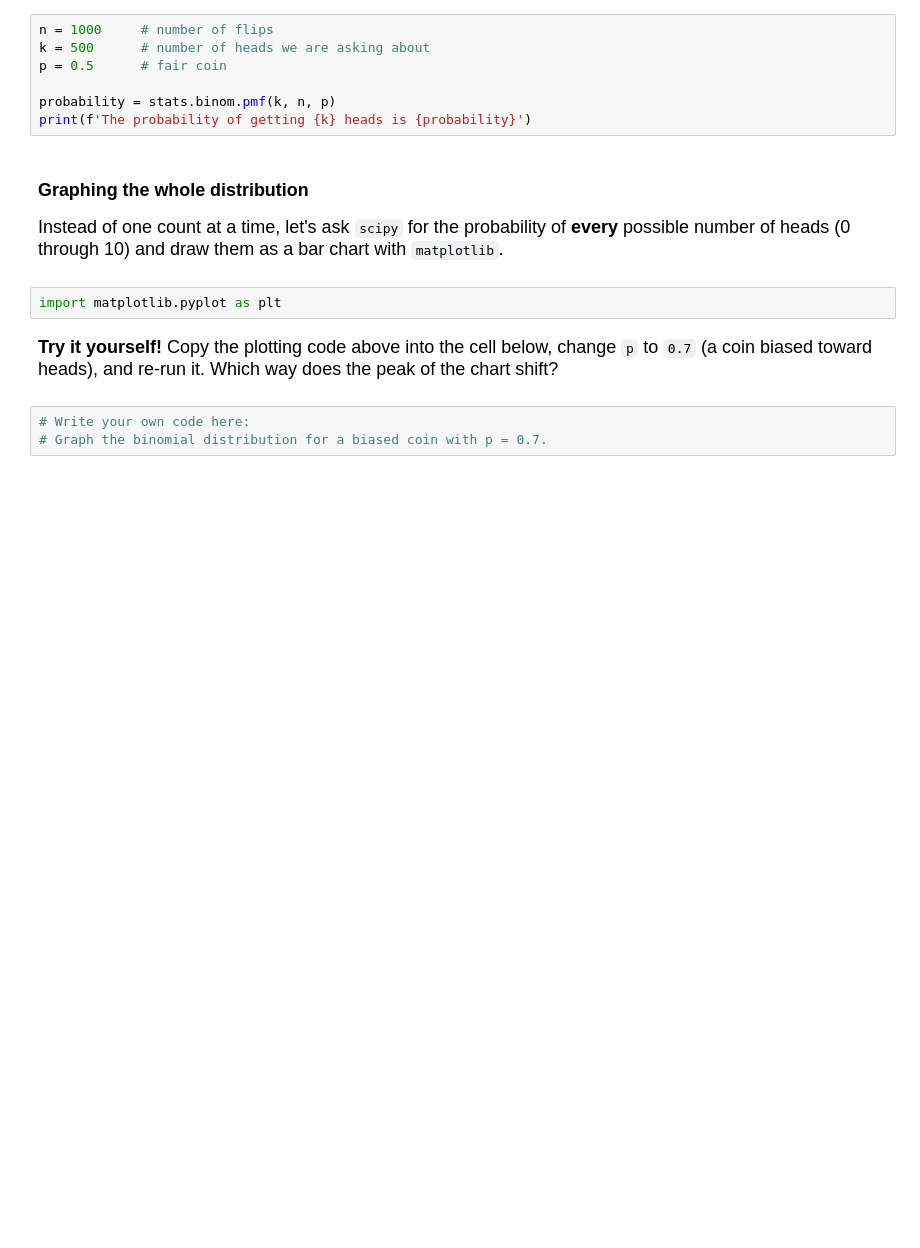
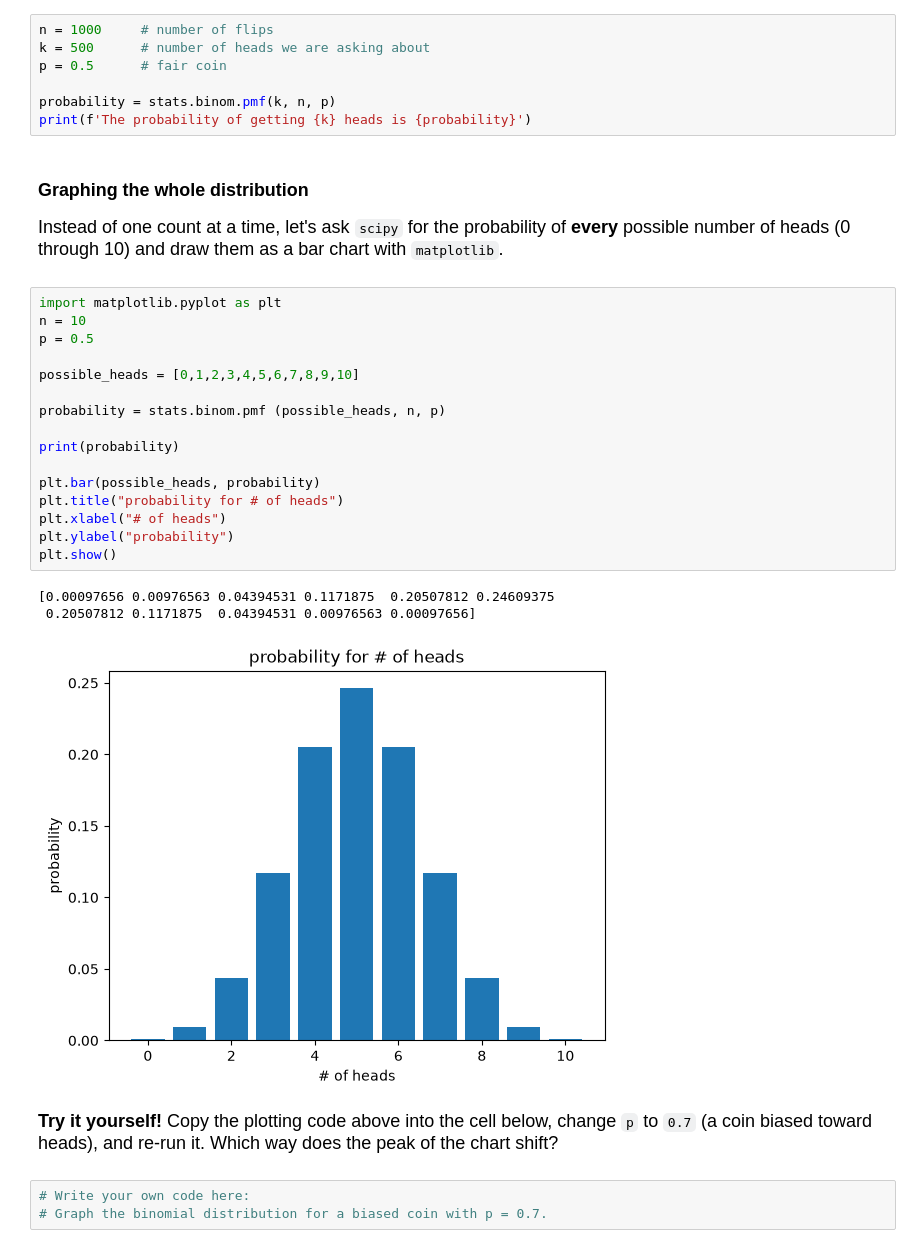
Before and after one commit to moozsqueed/datasci185fall2026, a Jupyter notebook: Lecture_05_Libraries_and_Specialized_Functions/Lecture5 copy.ipynb, the cells around one changed output. Drawn from its saved outputs; the diff is of its cells as text; blank space fills up the shorter version.

```diff
--- a/Lecture_05_Libraries_and_Specialized_Functions/Lecture5 copy.ipynb
+++ b/Lecture_05_Libraries_and_Specialized_Functions/Lecture5 copy.ipynb
@@ -263,8 +266,26 @@ print(f'The probability of getting {k} heads is {probability}')
 <font size="4">
 
 Instead of one count at a time, let's ask `scipy` for the probability of **every** possible number of heads (0 through 10) and draw them as a bar chart with `matplotlib`.
-# %%
-import matplotlib.pyplot as plt
+# %%
+import matplotlib.pyplot as plt
+n = 10
+p = 0.5
+
+possible_heads = [0,1,2,3,4,5,6,7,8,9,10]
+
+probability = stats.binom.pmf (possible_heads, n, p)
+
+print(probability)
+
+plt.bar(possible_heads, probability)
+plt.title("probability for # of heads")
+plt.xlabel("# of heads")
+plt.ylabel("probability")
+plt.show()
+# %% [output]
+[0.00097656 0.00976563 0.04394531 0.1171875  0.20507812 0.24609375
+ 0.20507812 0.1171875  0.04394531 0.00976563 0.00097656]
+[figure, added]
 # %% [markdown]
 <font size="4">
 
```
Also changed, not shown: parts of 19 cells of this notebook, 5 other files.
